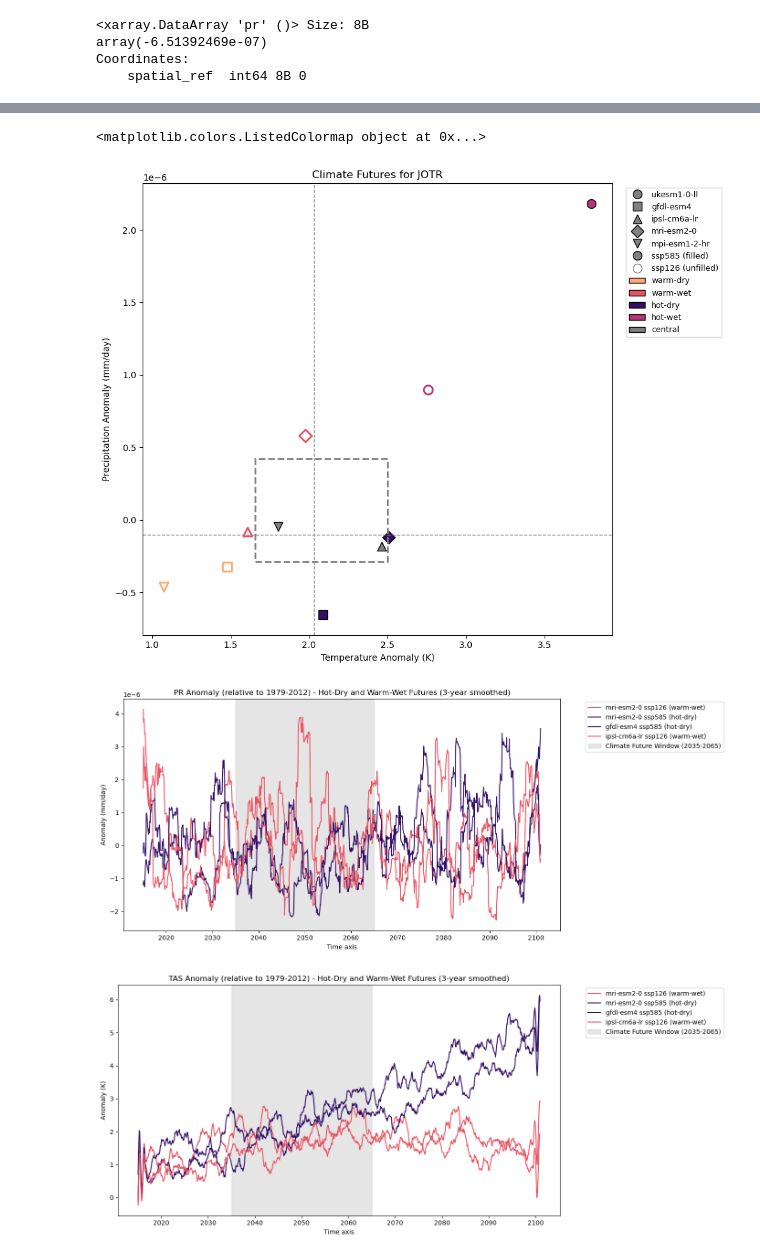
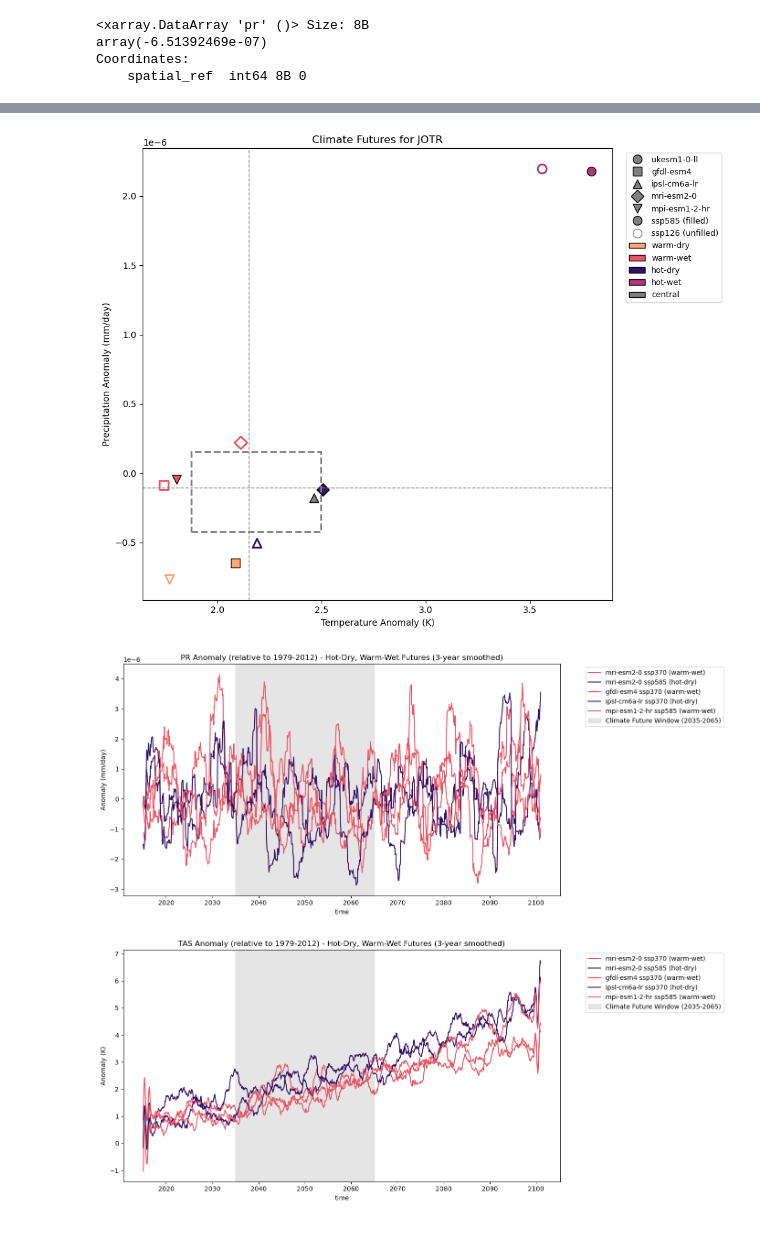
Before and after one commit to SchmidtDSE/climate_futures, a Jupyter notebook: climate_futures.ipynb, the cells around one changed output, grey strips where cells are left out. Drawn from its saved outputs; the diff is of its cells as text; code cells hidden in the pictures.

Commit message:
Climate Futures for ISIMIP done

```diff
--- a/climate_futures.ipynb
+++ b/climate_futures.ipynb
@@ -136,6 +141,8 @@ FileNotFoundError: [Errno 2] No such file or directory: '/workspaces/climate_dat
 park = 'jotr'
 
 df = pd.read_csv(f'climate_future_{park}.csv')
+
+df = df[df['scenario'] != 'ssp126']
 
 #calculate the 25th and 75th percentile
 # assign scenarios outside those percentile a quadrant (warm-hot, dry-wet)
@@ -271,15 +278,14 @@ def plot_climate_futures_quadrant(scenarios=['ssp126', 'ssp585']):
 # Example usage:
 plot_climate_futures_quadrant(scenarios=['ssp370', 'ssp585'])
 # %% [output]
-<matplotlib.colors.ListedColormap object at 0x...>
-[figure, old version]
+[figure, new version]
 # %%
 import matplotlib.pyplot as plt
 import matplotlib.patches as patches
 
-def plot_climate_futures_timeseries(variable, ylabel, futures=['hot-dry', 'warm-wet']):
+def plot_climate_futures_timeseries(variable, ylabel, futures=['hot-dry', 'warm-wet'], scenarios=['ssp126', 'ssp585']):
     """
-    Plot time series for specified climate futures.
+    Plot time series for specified climate futures and scenarios.
 
     Parameters:
     -----------
@@ -289,6 +295,8 @@ def plot_climate_futures_timeseries(variable, ylabel, futures=['hot-dry', 'warm-
         Label for y-axis
     futures : list
         List of climate futures to plot (default: ['hot-dry', 'warm-wet'])
+    scenarios : list
+        List of scenarios to plot (default: ['ssp126', 'ssp585'])
     """
     # Use your color scheme
     future_colors = {
@@ -299,44 +307,42 @@ def plot_climate_futures_timeseries(variable, ylabel, futures=['hot-dry', 'warm-
     # Identify which models are in the specified futures
     models_to_plot = set()
     for future in futures:
-        models_to_plot.update(df[(df['climate_future'] == future) & (df['scenario'] != 'historical')]['model'].unique())
+        models_to_plot.update(df[(df['climate_future'] == future) & (df['scenario'].isin(scenarios))]['model'].unique())
 
     # Create time series plot
     fig, ax = plt.subplots(figsize=(14, 6))
 
     # Plot data for models in specified futures
     for model in models_to_plot:
-        for scenario in ['ssp126', 'ssp585']:
+        for scenario in scenarios:
             subset = df[(df['model'] == model) & (df['scenario'] == scenario)]
             if len(subset) > 0:
                 climate_future = subset['climate_future'].iloc[0]
 
                 if climate_future in futures:
                     color = future_colors.get(climate_future, 'gray')
 
                     try:
                         anomaly = calculate_anomaly(scenario, ("1979", "2012"), model, variable, boundary)
                         # Apply 3-year rolling mean (36 months for monthly data)
                         anomaly_smooth = anomaly.rolling(time=36, center=True, min_periods=1).mean()
                         anomaly_smooth.plot(ax=ax, label=f"{model.split('_')[0]} {scenario} ({climate_future})",
                                           color=color, alpha=1, linewidth=1.5)
                     except FileNotFoundError:
                         print(f"File not found: {model} {scenario}")
 
     # Add grey box for the time window used to calculate climate future (2035-2065)
     ax.axvspan('2035', '2065', color='gray', alpha=0.2, label='Climate Future Window (2035-2065)')
 
     ax.legend(bbox_to_anchor=(1.05, 1), loc='upper left')
-    ax.set_title(f'{variable.upper()} Anomaly (relative to 1979-2012) - Hot-Dry and Warm-Wet Futures (3-year smoothed)')
+    ax.set_title(f'{variable.upper()} Anomaly (relative to 1979-2012) - {", ".join(futures).title()} Futures (3-year smoothed)')
     ax.set_ylabel(ylabel)
     plt.tight_layout()
     plt.show()
 
-# Plot precipitation
-plot_climate_futures_timeseries('pr', 'Anomaly (mm/day)')
-
-# Plot temperature
-plot_climate_futures_timeseries('tas', 'Anomaly (K)')
+# Example usage:
+plot_climate_futures_timeseries('pr', 'Anomaly (mm/day)', futures=['hot-dry', 'warm-wet'], scenarios=['ssp370', 'ssp585'])
+plot_climate_futures_timeseries('tas', 'Anomaly (K)', futures=['hot-dry', 'warm-wet'], scenarios=['ssp370', 'ssp585'])
 # %% [output]
-[figure, old version]
+[figure, new version]
-[figure, old version]
+[figure, new version]
```
Also changed, not shown: parts of 2 cells of this notebook.
